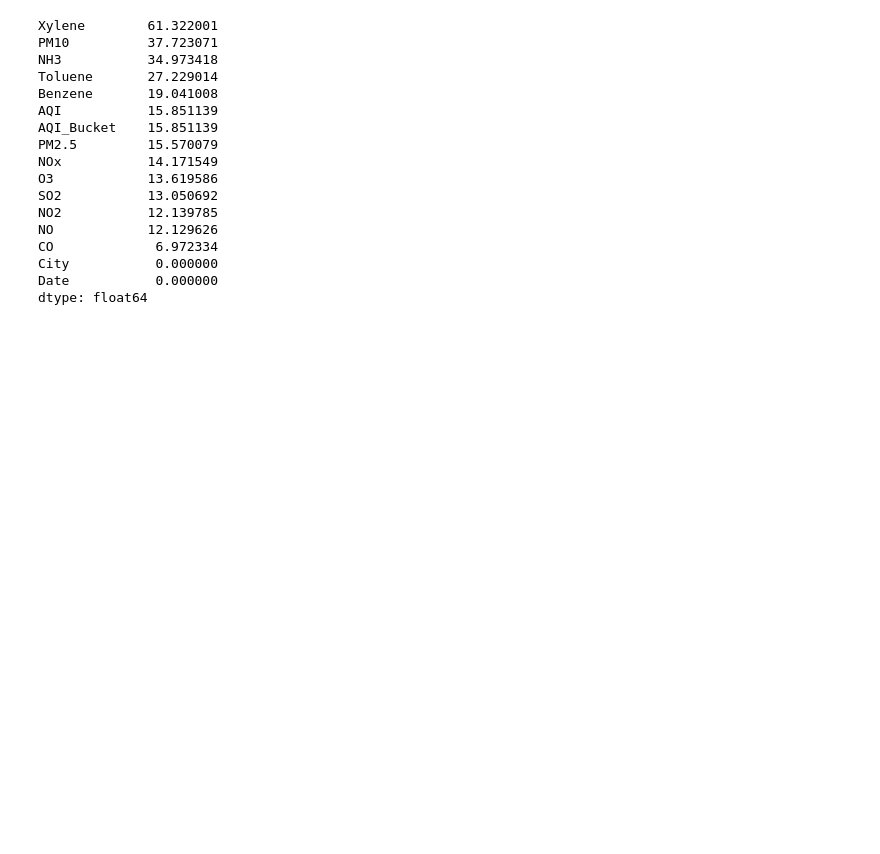
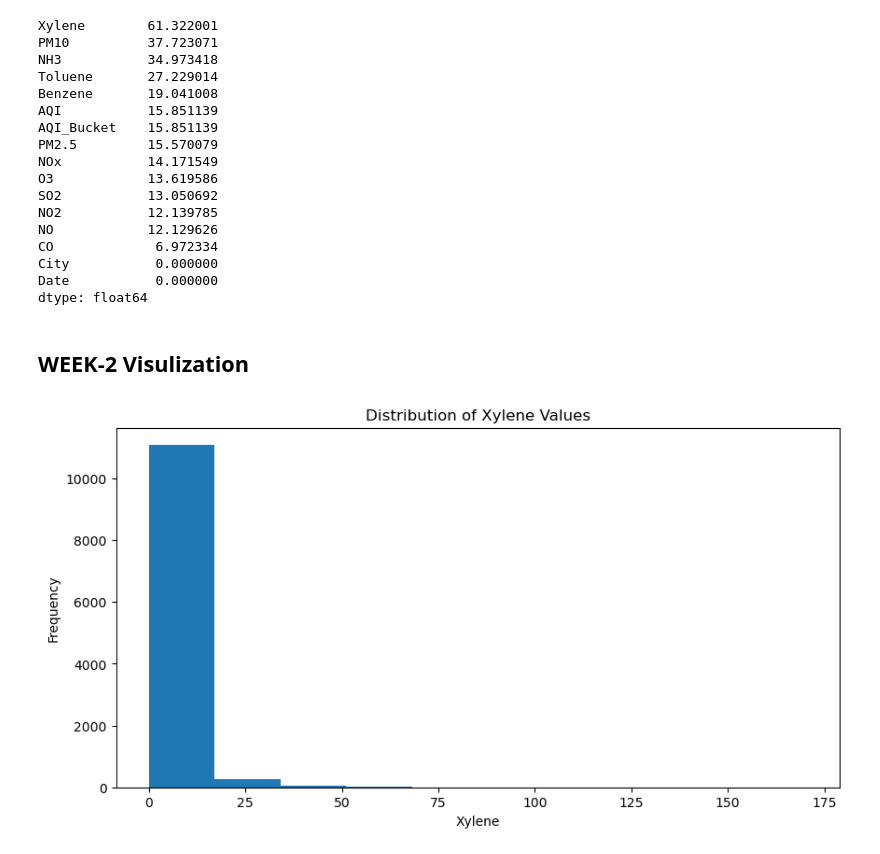
Before and after one commit to Deep18Borad/Air-Quality-Index-Prediction, a Jupyter notebook: aqi.ipynb, the cells around one changed output. Cells and saved outputs as stored; diff of their text form; code cells hidden in the pictures; blank space fills up the shorter version.

```diff
--- a/aqi.ipynb
+++ b/aqi.ipynb
@@ -128,3 +128,21 @@ CO             6.972334
 City           0.000000
 Date           0.000000
 dtype: float64
+# %% [markdown]
+## WEEK-2 Visulization
+# %%
+# Univariate analysis
+import pandas as pd
+import matplotlib.pyplot as plt
+
+# Load your data into a DataFrame
+df = pd.read_csv('air quality data.csv')
+
+# Now create the histogram
+df['Xylene'].plot(kind='hist', figsize=(10,5))
+plt.title('Distribution of Xylene Values')
+plt.xlabel('Xylene')
+plt.ylabel('Frequency')
+plt.show()
+# %% [output]
+[figure, added]
```
Also changed, not shown: parts of 35 cells of this notebook.
